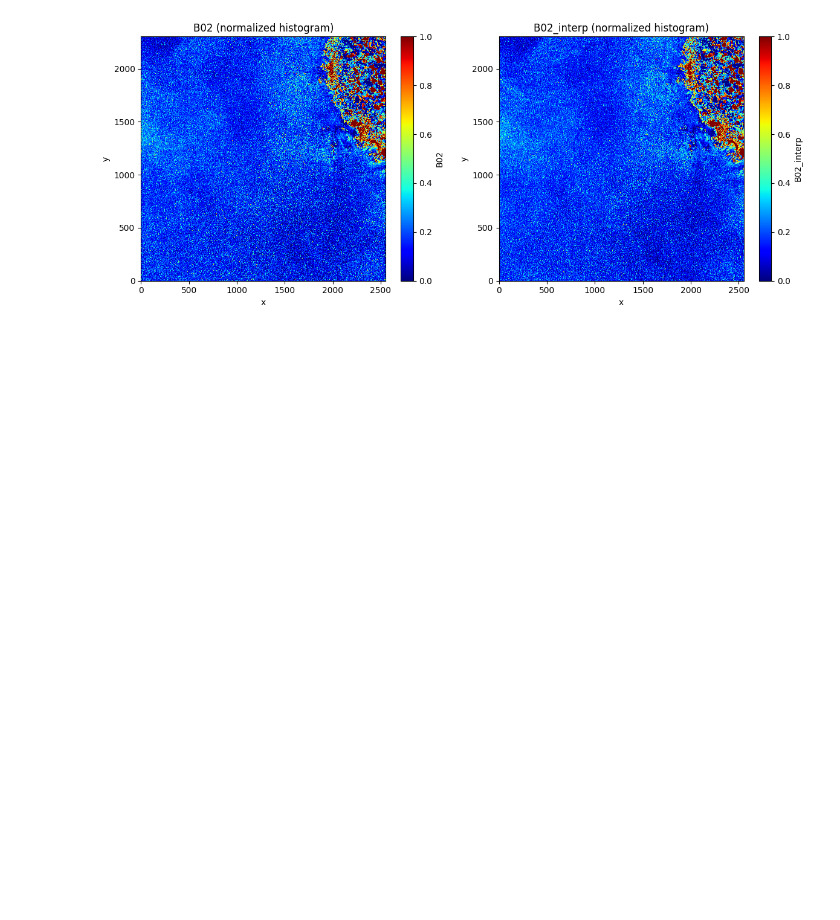
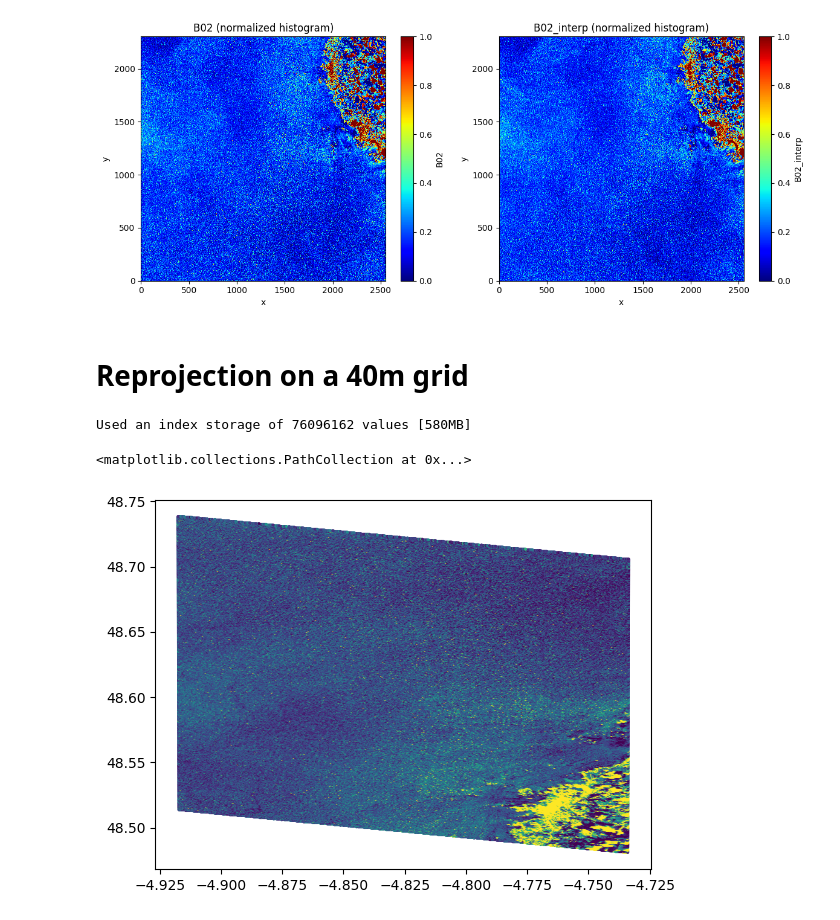
Before and after one commit to EOPF-DGGS/BIDS25_demo, a Jupyter notebook: healpix_projection_example_s2.ipynb, the cells around one changed output. Saved outputs shown, nothing was run; the diff lists cells and outputs as text; code cells hidden in the pictures; blank space fills up the shorter version.

Commit message:
add reprojection

```diff
--- a/healpix_projection_example_s2.ipynb
+++ b/healpix_projection_example_s2.ipynb
@@ -97,10 +97,13 @@ ds["B02_interp"] = xr.DataArray(
 )
 # %%
 # Compute histogram-based normalized image
-def normalize_histogram(data, clip=(2, 98)):
+def normalize_histogram(data, clip=(2, 98),numpy_arr=False):
     """Normalize array based on percentile range"""
     # Flatten and remove NaNs
-    flat = data.values.ravel()
+    if numpy_arr:
+        flat = data.copy()
+    else:
+        flat = data.values.ravel()
     flat = flat[~np.isnan(flat)]
 
     vmin, vmax = np.percentile(flat, clip)
@@ -122,3 +125,5 @@ axes[1].set_title("B02_interp (normalized histogram)")
 plt.tight_layout()
 # %% [output]
 [figure]
+# %% [markdown]
+# Reprojection on a 40m grid
@@ -124,0 +160,38 @@ plt.tight_layout()
+# %%
+# Define a range of HEALPix indices ("beg" to "ed") covering all relevant points
+beg = np.min([h.min(), hidx.min()])
+ed = np.max([h.max(), hidx.max()])
+
+#This method onsider that you can store all healpix index that are common between the input and the regrided data
+print(f'Used an index storage of {ed-beg} values [{int((ed-beg)*8/(1024*1024))}MB]')
+
+# Initialize an indexing array ("total_idx") to map all HEALPix pixels in the range [beg, ed]
+# Initially set all entries to -1 (indicating no mapping yet)
+total_idx = -np.ones([ed - beg + 1], dtype='int')
+
+# Fill "total_idx" with indices corresponding to the actual pixels from array "h"
+total_idx[h - beg] = np.arange(h.shape[0])
+
+# Use "total_idx" to find indices ("l_idx") corresponding to each point in "hidx"
+# This effectively links the original grid points to their corresponding pixels
+l_idx = total_idx[hidx - beg]
+
+# Generate a mask array identifying valid indices (pixels that exist in original data)
+mask = np.where(l_idx != -1)[0]
+
+# Initialize the output regridded B02 array with NaNs
+regrid_b02 = np.full((size * size), np.nan)
+
+# Fill the regridded array with valid values of image_b02 at positions indicated by mask
+regrid_b02[mask] = image_b02[l_idx[mask]]
+
+# Reshape the 1D array to a 2D grid (size x size)
+regrid_b02 = regrid_b02.reshape(size, size)
+# %% [output]
+Used an index storage of 76096162 values [580MB]
+# %%
+# Plot the normalized histogram version of regrid_b02 (to enhance visual contrast)
+plt.scatter(lon,lat,c=normalize_histogram(regrid_b02,numpy_arr=True),s=1)
+# %% [output]
+<matplotlib.collections.PathCollection at 0x...>
+[figure, added]
```
Also changed, not shown: parts of 1 cell of this notebook.
